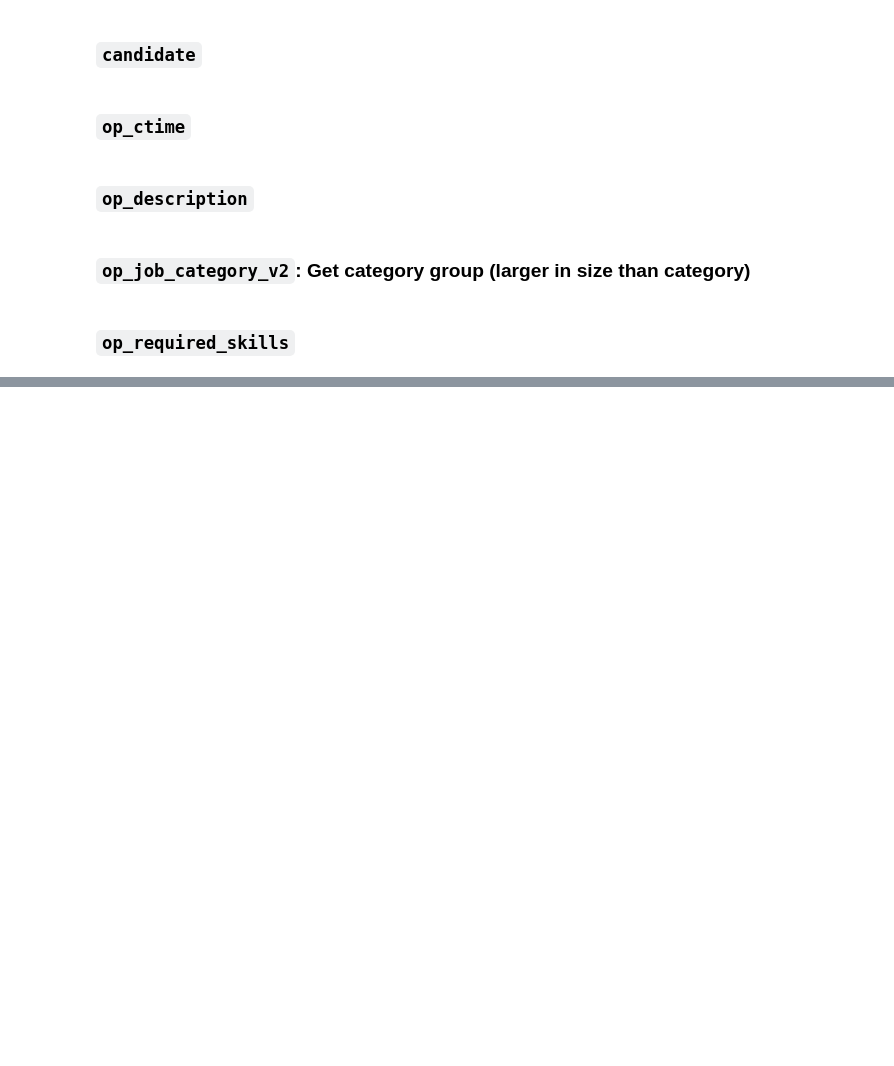
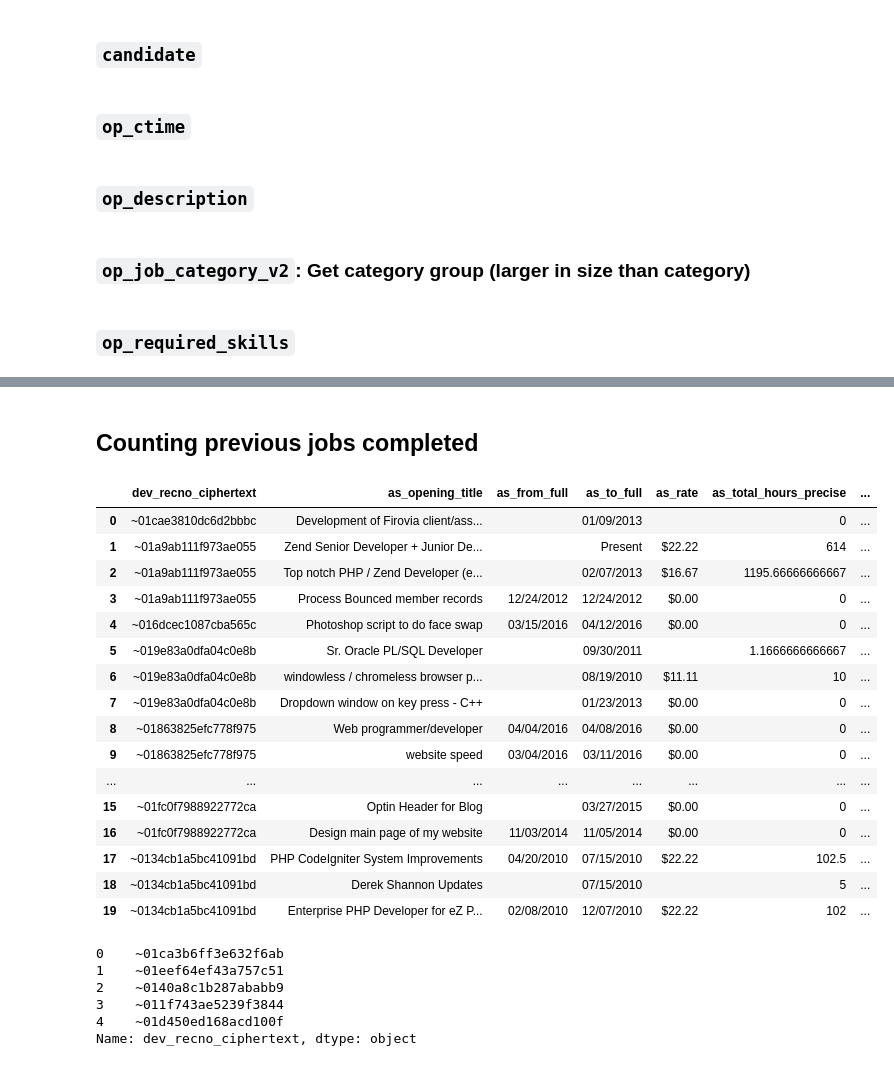
Before and after one commit to jerrystsai/project-upwork, a Jupyter notebook: make_glmm_anly_set_eda.ipynb, the cells around one changed output, grey strips where cells are left out. Drawn from its saved outputs; the diff is of its cells as text; code cells hidden in the pictures; blank space fills up the shorter version.

```diff
--- a/make_glmm_anly_set_eda.ipynb
+++ b/make_glmm_anly_set_eda.ipynb
@@ -24,3 +20,10 @@ skills_df = pickle.load(open(infile_skills, 'rb'))
+# %%
+#  THESE DATA ARE FROM THE (PROVIDER) PROFILES DATA SET
+#  ALSO GOING TO TAP THE RICHER JOBS PROFILES DATA SET BELOW
+jobs_df = pickle.load(open(infile_jobs, 'rb'))
+
+profiles_df = pickle.load(open(infile_profiles, 'rb'))
+skills_df = pickle.load(open(infile_skills, 'rb'))
 # %%
 profiles_df.T.head(35)
 # %% [output]
@@ -392,0 +749,31 @@ jobs_profiles_df.drop(['op_required_skills'], axis=1, inplace=True)
+# %% [markdown]
+## Counting previous jobs completed
+# %%
+jobs_df.head(20)
+# %% [output]
+|  | dev_recno_ciphertext | as_opening_title | as_from_full | as_to_full | as_rate | as_total_hours_precise | ... |
+| 0 | ~01cae3810dc6d2bbbc | Development of Firovia client/ass... |  | 01/09/2013 |  | 0 | ... |
+| 1 | ~01a9ab111f973ae055 | Zend Senior Developer + Junior De... |  | Present | $22.22 | 614 | ... |
+| 2 | ~01a9ab111f973ae055 | Top notch PHP / Zend Developer (e... |  | 02/07/2013 | $16.67 | 1195.66666666667 | ... |
+| 3 | ~01a9ab111f973ae055 | Process Bounced member records | 12/24/2012 | 12/24/2012 | $0.00 | 0 | ... |
+| 4 | ~016dcec1087cba565c | Photoshop script to do face swap | 03/15/2016 | 04/12/2016 | $0.00 | 0 | ... |
+| 5 | ~019e83a0dfa04c0e8b | Sr. Oracle PL/SQL Developer |  | 09/30/2011 |  | 1.1666666666667 | ... |
+| 6 | ~019e83a0dfa04c0e8b | windowless / chromeless browser p... |  | 08/19/2010 | $11.11 | 10 | ... |
+| 7 | ~019e83a0dfa04c0e8b | Dropdown window on key press - C++ |  | 01/23/2013 | $0.00 | 0 | ... |
+| 8 | ~01863825efc778f975 | Web programmer/developer | 04/04/2016 | 04/08/2016 | $0.00 | 0 | ... |
+| 9 | ~01863825efc778f975 | website speed | 03/04/2016 | 03/11/2016 | $0.00 | 0 | ... |
+| ... | ... | ... | ... | ... | ... | ... | ... |
+| 15 | ~01fc0f7988922772ca | Optin Header for Blog |  | 03/27/2015 | $0.00 | 0 | ... |
+| 16 | ~01fc0f7988922772ca | Design main page of my website | 11/03/2014 | 11/05/2014 | $0.00 | 0 | ... |
+| 17 | ~0134cb1a5bc41091bd | PHP CodeIgniter System Improvements | 04/20/2010 | 07/15/2010 | $22.22 | 102.5 | ... |
+| 18 | ~0134cb1a5bc41091bd | Derek Shannon Updates |  | 07/15/2010 |  | 5 | ... |
+| 19 | ~0134cb1a5bc41091bd | Enterprise PHP Developer for eZ P... | 02/08/2010 | 12/07/2010 | $22.22 | 102 | ... |
+# %%
+cand_level_df['dev_recno_ciphertext'].head()
+# %% [output]
+0    ~01ca3b6ff3e632f6ab
+1    ~01eef64ef43a757c51
+2    ~0140a8c1b287ababb9
+3    ~011f743ae5239f3844
+4    ~01d450ed168acd100f
+Name: dev_recno_ciphertext, dtype: object
```
Also changed, not shown: parts of 58 cells of this notebook, 3 other files.
